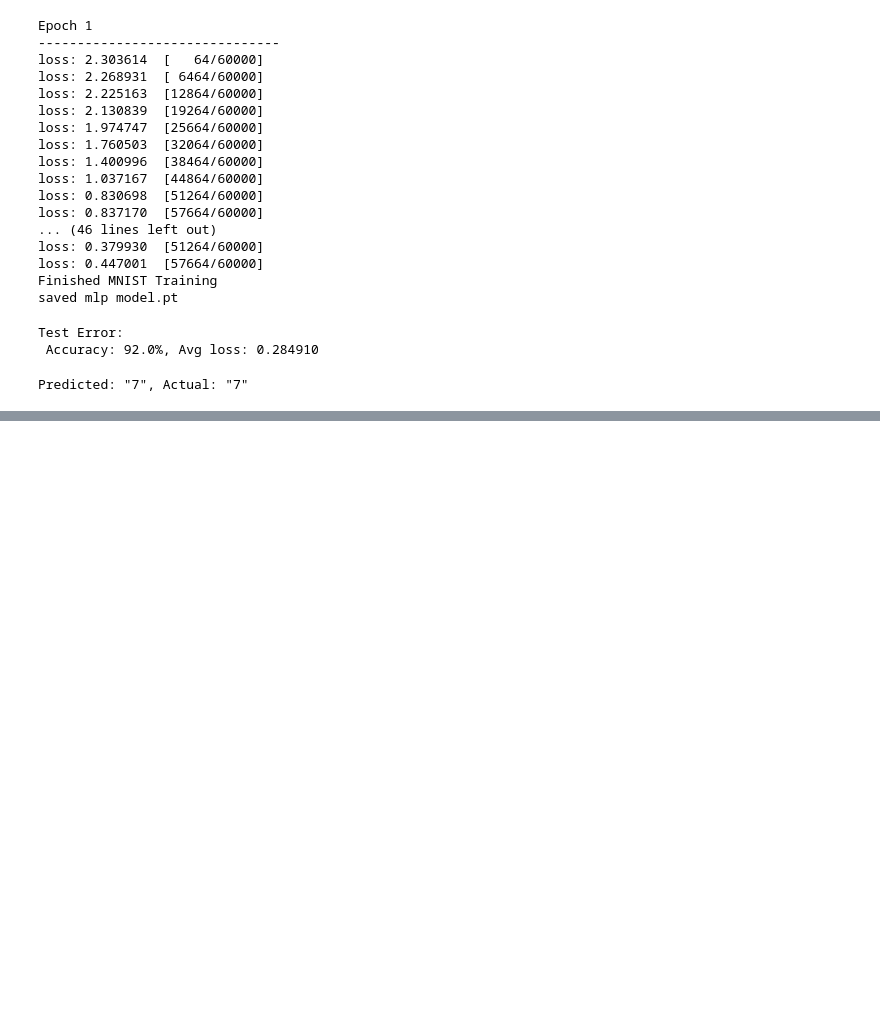
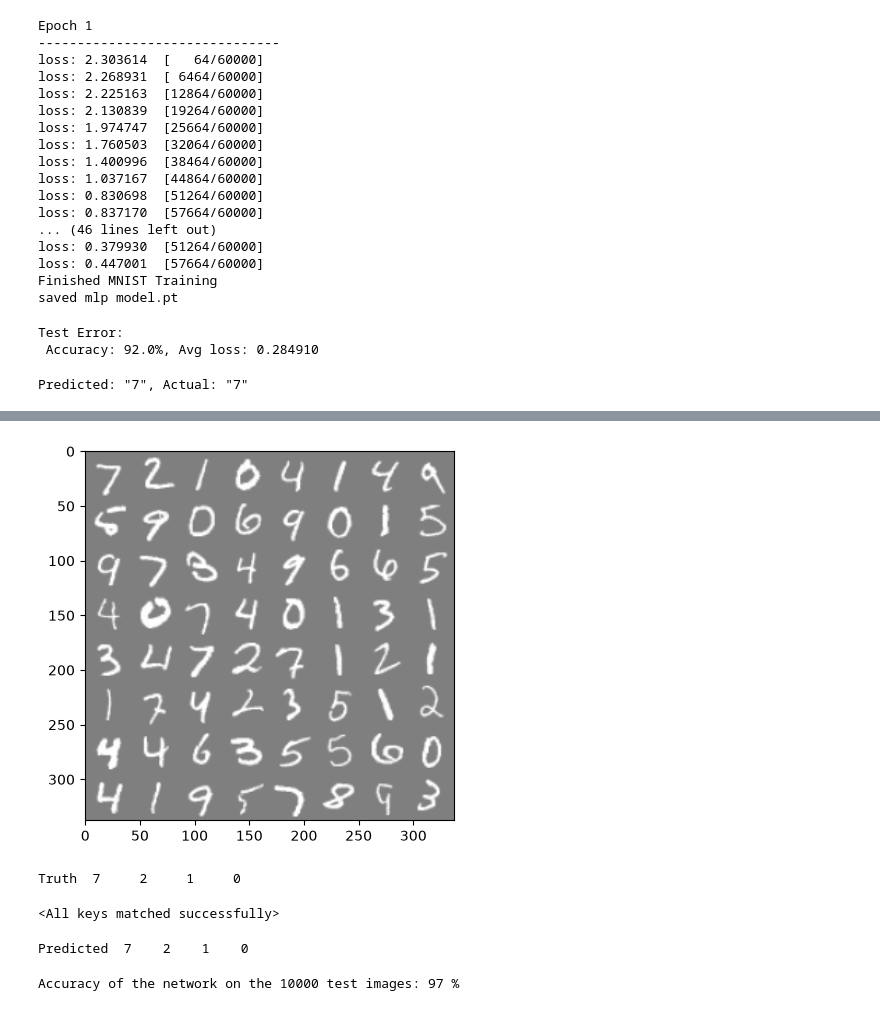
Before and after one commit to hlemonvuw/paper_impl, a Jupyter notebook: mnist_example.ipynb, the cells around one changed output, grey strips where cells are left out. Saved outputs shown, nothing was run; the diff lists cells and outputs as text; code cells hidden in the pictures; blank space fills up the shorter version.

```diff
--- a/mnist_example.ipynb
+++ b/mnist_example.ipynb
@@ -252,0 +375,36 @@ Predicted: "7", Actual: "7"
+# %%
+dataiter = iter(test_mnist_loader)
+images, labels = next(dataiter)
+
+imshow(torchvision.utils.make_grid(images))
+print('Truth ', ' '.join(f'{classes[labels[j]]:5s}' for j in range(4)))
+# %% [output]
+[figure, added]
+Truth  7     2     1     0
+# %%
+cnn_model = CNN_mnist()
+cnn_model.load_state_dict(torch.load(SAVED_MODEL, weights_only=True))
+# %% [output]
+<All keys matched successfully>
+# %%
+outputs = cnn_model(images)
+_, predicted = torch.max(outputs, 1)
+print('Predicted ', ''.join(f'{classes[predicted[j]]:5s}' for j in range(4)))
+# %% [output]
+Predicted  7    2    1    0
+# %%
+correct = 0
+total = 0
+# since we're not training, we don't need to calculate the gradients for our outputs
+with torch.no_grad():
+    for data in test_mnist_loader:
+        images, labels = data
+        output = cnn_model(images)
+        # the class with the highest energy is what we choose as prediction
+        _, predicted = torch.max(output, 1)
+        total += labels.size(0)
+        correct += (predicted == labels).sum().item()
+
+print(f'Accuracy of the network on the 10000 test images: {100 * correct // total} %')
+# %% [output]
+Accuracy of the network on the 10000 test images: 97 %
```
Also changed, not shown: parts of 12 cells of this notebook, 1 other file.
